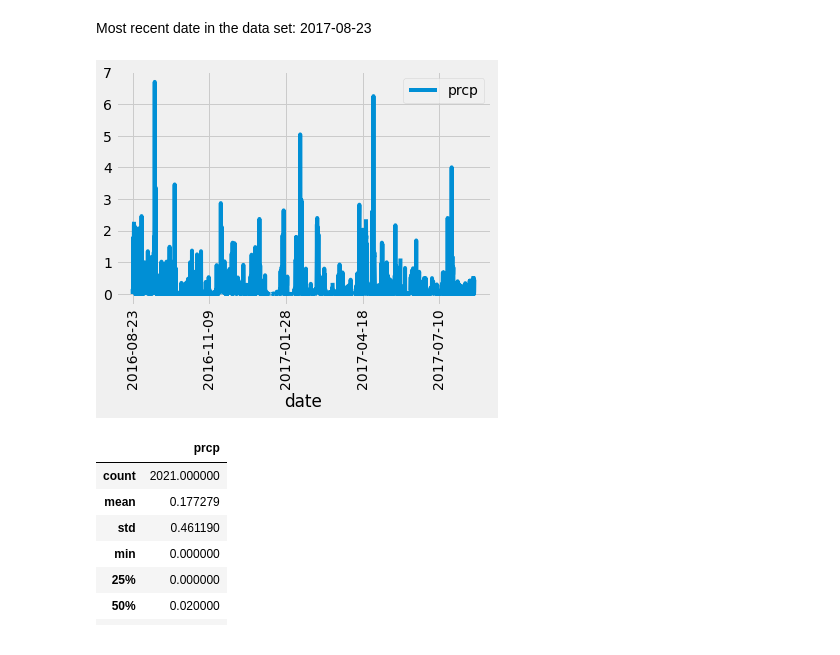
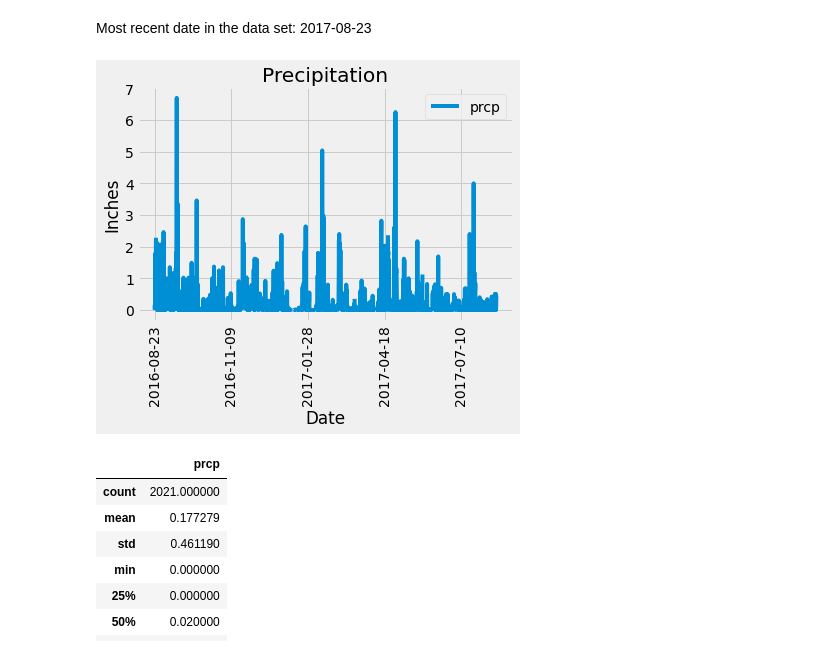
Before and after one commit to moriahtaylor1/sqlalchemy-challenge, a Jupyter notebook: hawaii_climate.ipynb, the cells around one changed output. Saved outputs shown, nothing was run; the diff lists cells and outputs as text; code cells hidden in the pictures.

```diff
--- a/hawaii_climate.ipynb
+++ b/hawaii_climate.ipynb
@@ -47,30 +47,33 @@ Most recent date in the data set: 2017-08-23
 # %%
 # Design a query to retrieve the last 12 months of precipitation data and plot the results.
 # Starting from the most recent data point in the database.
 
 #select only date and prcp
 engine.execute('SELECT date, prcp FROM Measurement').fetchall()
 
 # Calculate the date one year from the last date in data set.
 twelve_months_ago = dt.date(2017, 8, 23) - dt.timedelta(days=365)
 
 # Perform a query to retrieve the data and precipitation scores
 precip = session.query(Measurement.date, Measurement.prcp).\
                 filter(Measurement.date >= twelve_months_ago).\
                 order_by(Measurement.date).all()
 
 # Save the query results as a Pandas DataFrame and set the index to the date column
 precip_df = pd.DataFrame(precip).set_index('date')
 
 # Sort the dataframe by date
 sorted_precip = precip_df.sort_index()
 
 # Use Pandas Plotting with Matplotlib to plot the data
 sorted_precip.plot.line(y='prcp')
+plt.title("Precipitation")
+plt.xlabel("Date")
+plt.ylabel("Inches")
 plt.xticks(rotation=90)
 plt.show()
 # %% [output]
-[figure, old version]
+[figure, new version]
 # %%
 # Use Pandas to calcualte the summary statistics for the precipitation data
 precip_df.describe()
```
Also changed, not shown: parts of 3 cells of this notebook.
